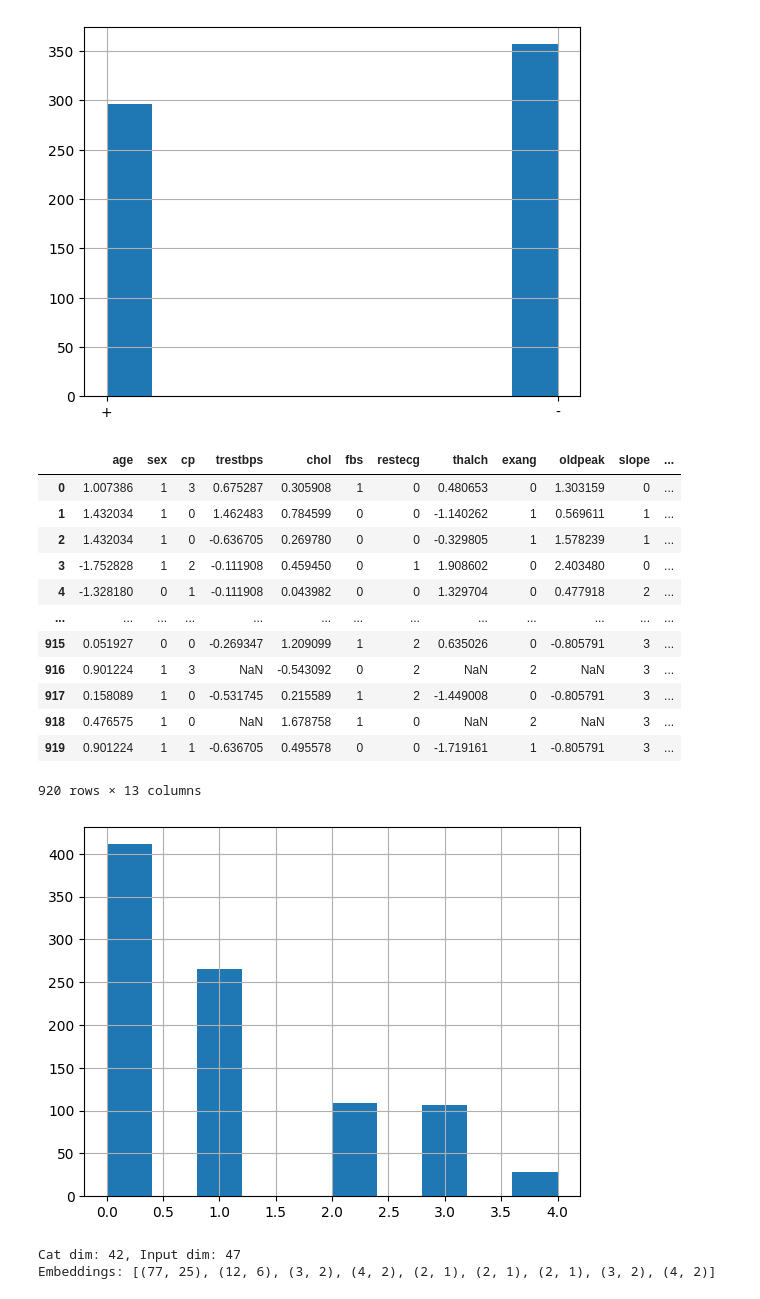
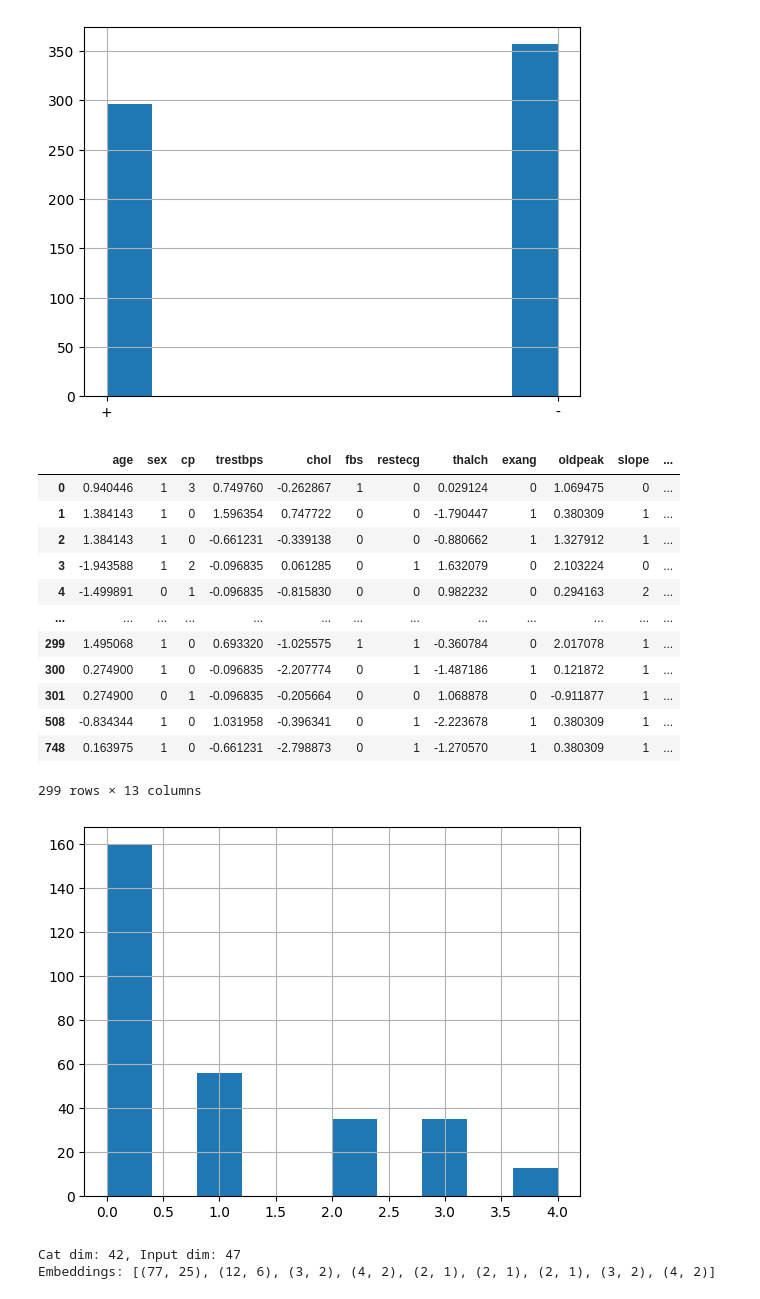
Before and after one commit to jaanisfehling/attention-mixed-type-clustering, a Jupyter notebook: alternative_algorithms.ipynb, the cells around one changed output. Saved outputs shown, nothing was run; the diff lists cells and outputs as text; code cells hidden in the pictures.

```diff
--- a/alternative_algorithms.ipynb
+++ b/alternative_algorithms.ipynb
@@ -110,33 +111,36 @@ credit_df
 [figure]
 # %%
 heart_df = pd.read_csv("datasets/heart_disease.csv")
+heart_df.dropna(inplace=True)
 heart_df.drop_duplicates(inplace=True)
 
 heart_df["num"].hist()
 heart_y = heart_df["num"].to_numpy()
 
 heart_cat_cols = ["sex", "cp", "fbs", "restecg", "exang", "slope", "thal"]
 heart_cont_cols = ["age", "trestbps", "chol", "thalch", "oldpeak", "ca"]
 
 heart_df.drop(columns=["id", "dataset", "num"], inplace=True)
+heart_df.dropna(inplace=True)
+
 heart_df[heart_cat_cols] = heart_df[heart_cat_cols].apply(LabelEncoder().fit_transform)
 heart_df[heart_cont_cols] = StandardScaler().fit_transform(heart_df[heart_cont_cols])
 heart_df
 # %% [output]
 |  | age | sex | cp | trestbps | chol | fbs | restecg | thalch | exang | oldpeak | slope | ... |
-| 0 | 1.007386 | 1 | 3 | 0.675287 | 0.305908 | 1 | 0 | 0.480653 | 0 | 1.303159 | 0 | ... |
-| 1 | 1.432034 | 1 | 0 | 1.462483 | 0.784599 | 0 | 0 | -1.140262 | 1 | 0.569611 | 1 | ... |
-| 2 | 1.432034 | 1 | 0 | -0.636705 | 0.269780 | 0 | 0 | -0.329805 | 1 | 1.578239 | 1 | ... |
-| 3 | -1.752828 | 1 | 2 | -0.111908 | 0.459450 | 0 | 1 | 1.908602 | 0 | 2.403480 | 0 | ... |
-| 4 | -1.328180 | 0 | 1 | -0.111908 | 0.043982 | 0 | 0 | 1.329704 | 0 | 0.477918 | 2 | ... |
+| 0 | 0.940446 | 1 | 3 | 0.749760 | -0.262867 | 1 | 0 | 0.029124 | 0 | 1.069475 | 0 | ... |
+| 1 | 1.384143 | 1 | 0 | 1.596354 | 0.747722 | 0 | 0 | -1.790447 | 1 | 0.380309 | 1 | ... |
+| 2 | 1.384143 | 1 | 0 | -0.661231 | -0.339138 | 0 | 0 | -0.880662 | 1 | 1.327912 | 1 | ... |
+| 3 | -1.943588 | 1 | 2 | -0.096835 | 0.061285 | 0 | 1 | 1.632079 | 0 | 2.103224 | 0 | ... |
+| 4 | -1.499891 | 0 | 1 | -0.096835 | -0.815830 | 0 | 0 | 0.982232 | 0 | 0.294163 | 2 | ... |
 | ... | ... | ... | ... | ... | ... | ... | ... | ... | ... | ... | ... | ... |
-| 915 | 0.051927 | 0 | 0 | -0.269347 | 1.209099 | 1 | 2 | 0.635026 | 0 | -0.805791 | 3 | ... |
-| 916 | 0.901224 | 1 | 3 | NaN | -0.543092 | 0 | 2 | NaN | 2 | NaN | 3 | ... |
-| 917 | 0.158089 | 1 | 0 | -0.531745 | 0.215589 | 1 | 2 | -1.449008 | 0 | -0.805791 | 3 | ... |
-| 918 | 0.476575 | 1 | 0 | NaN | 1.678758 | 1 | 0 | NaN | 2 | NaN | 3 | ... |
-| 919 | 0.901224 | 1 | 1 | -0.636705 | 0.495578 | 0 | 0 | -1.719161 | 1 | -0.805791 | 3 | ... |
+| 299 | 1.495068 | 1 | 0 | 0.693320 | -1.025575 | 1 | 1 | -0.360784 | 0 | 2.017078 | 1 | ... |
+| 300 | 0.274900 | 1 | 0 | -0.096835 | -2.207774 | 0 | 1 | -1.487186 | 1 | 0.121872 | 1 | ... |
+| 301 | 0.274900 | 0 | 1 | -0.096835 | -0.205664 | 0 | 0 | 1.068878 | 0 | -0.911877 | 1 | ... |
+| 508 | -0.834344 | 1 | 0 | 1.031958 | -0.396341 | 0 | 1 | -2.223678 | 1 | 0.380309 | 1 | ... |
+| 748 | 0.163975 | 1 | 0 | -0.661231 | -2.798873 | 0 | 1 | -1.270570 | 1 | 0.380309 | 1 | ... |
-920 rows × 13 columns
+299 rows × 13 columns
-[figure, old version]
+[figure, new version]
 # %%
 class BankingDataset(Dataset):
     def __init__(self, df):
```
Also changed, not shown: parts of 16 cells of this notebook, 1 other file.
